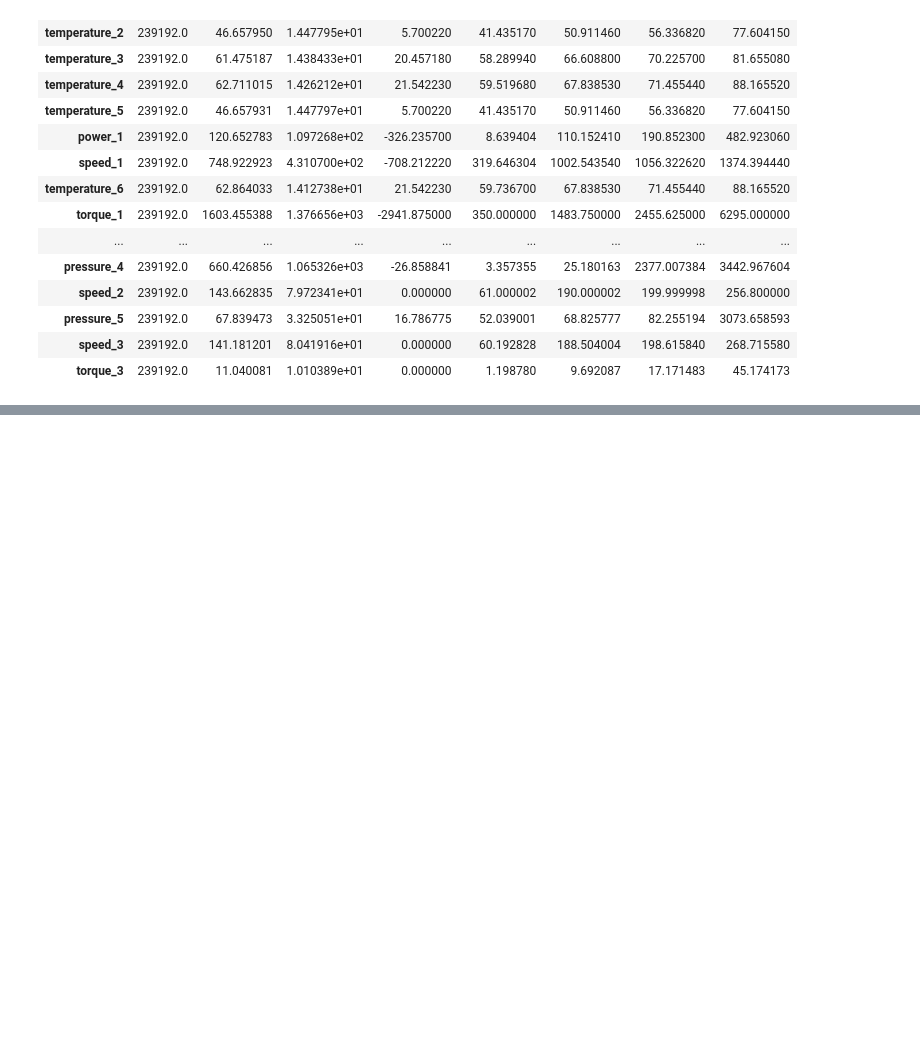
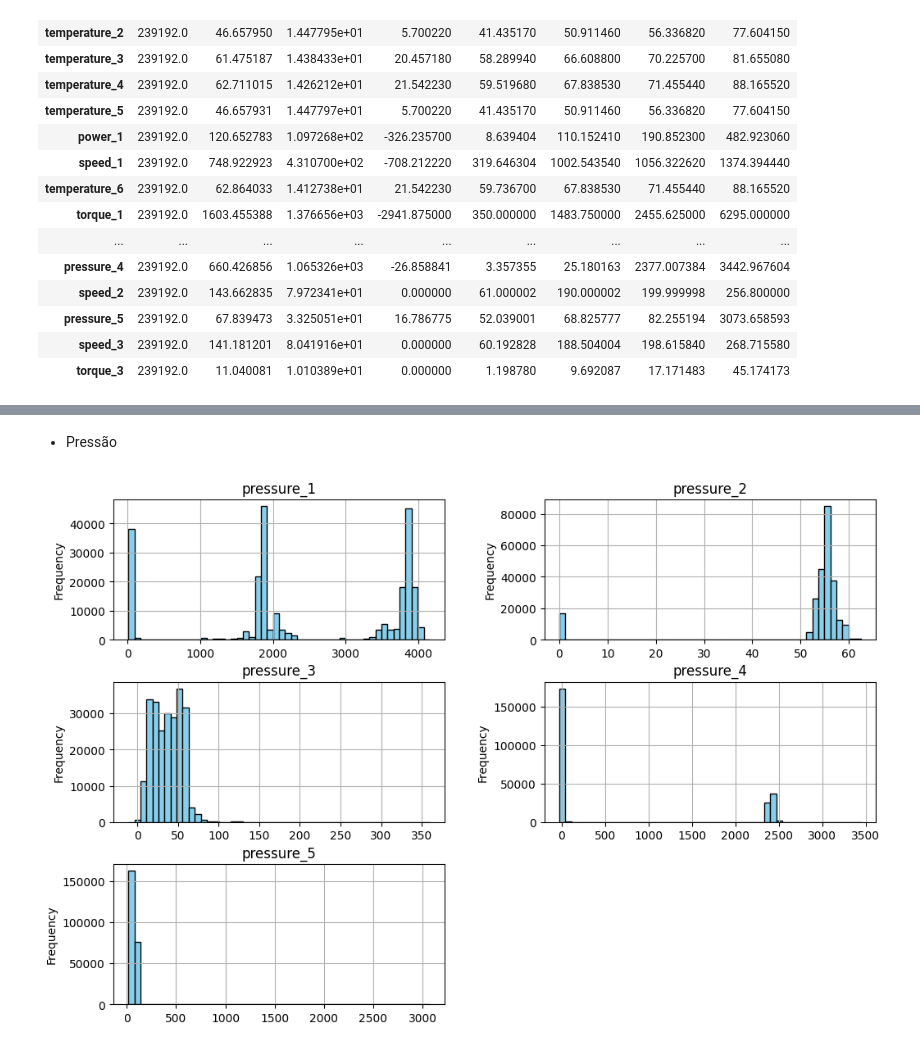
Before and after one commit to CesarSotnas/Analise_Tecnica_RIO_Analytics, a Jupyter notebook: analise_exploratoria.ipynb, the cells around one changed output, grey strips where cells are left out. Saved outputs shown, nothing was run; the diff lists cells and outputs as text; code cells hidden in the pictures; blank space fills up the shorter version.

```diff
--- a/analise_exploratoria.ipynb
+++ b/analise_exploratoria.ipynb
@@ -88,0 +111,11 @@ array([[<AxesSubplot:title={'center':'torque_1'}>,
+# %% [markdown]
+* Pressão
+# %%
+axes = df_pressure.hist(figsize = (12, 8), bins = 50, color = 'skyblue', edgecolor = 'black')
+
+for ax in axes.flatten():
+    ax.set_ylabel('Frequency')
+
+plt.show()
+# %% [output]
+[figure, added]
```
Also changed, not shown: parts of 20 cells of this notebook, 1 other file.
